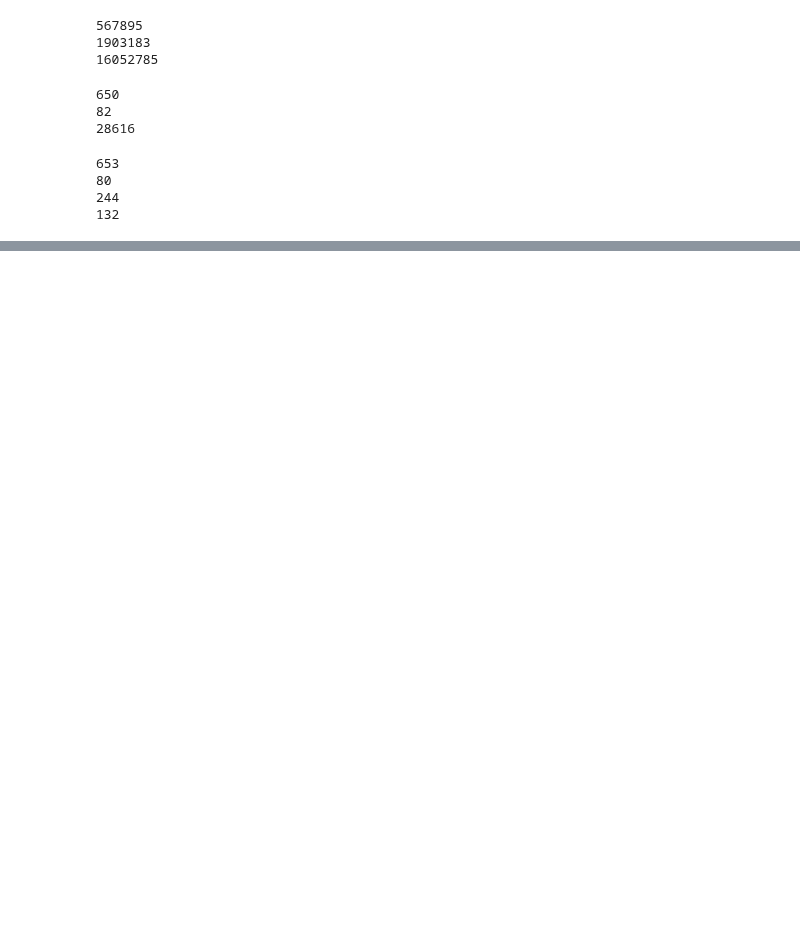
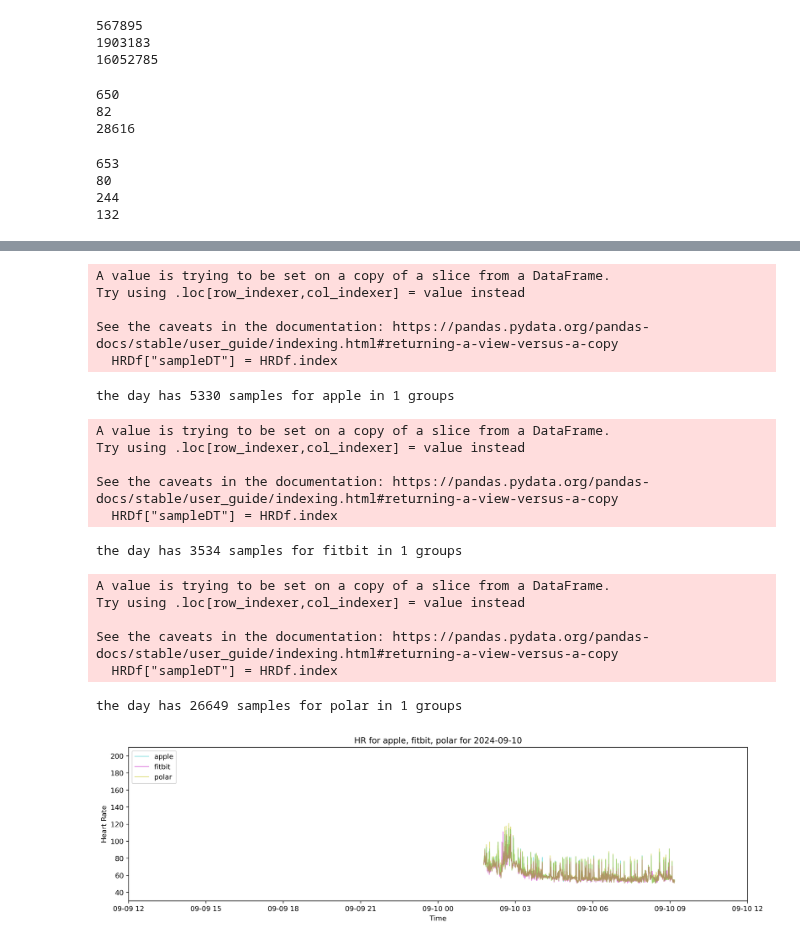
Before and after one commit to AbhikChowdhury6/dataImport, a Jupyter notebook: analyisis/comaringInterpolationEffectiveness.ipynb, the cells around one changed output, grey strips where cells are left out. Saved outputs shown, nothing was run; the diff lists cells and outputs as text; code cells hidden in the pictures; blank space fills up the shorter version.

```diff
--- a/analyisis/comaringInterpolationEffectiveness.ipynb
+++ b/analyisis/comaringInterpolationEffectiveness.ipynb
@@ -182,0 +211,5 @@ total Squared Difference: 6977206943.0
+# %%
+#find the longest overlapping interval that they all have data for
+all_intersections_lengths = [g[1] - g[0] for g in all_intersections]
+maxLenIndex = all_intersections_lengths.index(max(all_intersections_lengths))
+print(f"the longest intersection is {all_intersections_lengths[maxLenIndex]} long from {all_intersections[maxLenIndex]}")
@@ -182,0 +218,25 @@ total Squared Difference: 6977206943.0
+# %%
+appleHRs = getHRsForTimePeriods(pd.DataFrame([all_intersections[maxLenIndex]], columns = ['startDate', 'endDate']), appleHRDf)
+fitbitHRs = getHRsForTimePeriods(pd.DataFrame([all_intersections[maxLenIndex]], columns = ['startDate', 'endDate']), fitbitHRDf)
+polarHRs = getHRsForTimePeriods(pd.DataFrame([all_intersections[maxLenIndex]], columns = ['startDate', 'endDate']), polarHRDf)
+graphMultiHRDate([appleHRs, fitbitHRs, polarHRs], date(2024,9,10), ['apple', 'fitbit', 'polar'])
+# %% [output]
+A value is trying to be set on a copy of a slice from a DataFrame.
+Try using .loc[row_indexer,col_indexer] = value instead
+
+See the caveats in the documentation: https://pandas.pydata.org/pandas-docs/stable/user_guide/indexing.html#returning-a-view-versus-a-copy
+  HRDf["sampleDT"] = HRDf.index
+the day has 5330 samples for apple in 1 groups
+A value is trying to be set on a copy of a slice from a DataFrame.
+Try using .loc[row_indexer,col_indexer] = value instead
+
+See the caveats in the documentation: https://pandas.pydata.org/pandas-docs/stable/user_guide/indexing.html#returning-a-view-versus-a-copy
+  HRDf["sampleDT"] = HRDf.index
+the day has 3534 samples for fitbit in 1 groups
+A value is trying to be set on a copy of a slice from a DataFrame.
+Try using .loc[row_indexer,col_indexer] = value instead
+
+See the caveats in the documentation: https://pandas.pydata.org/pandas-docs/stable/user_guide/indexing.html#returning-a-view-versus-a-copy
+  HRDf["sampleDT"] = HRDf.index
+the day has 26649 samples for polar in 1 groups
+[figure, added]
```
Also changed, not shown: parts of 24 cells of this notebook, 5 other files.
